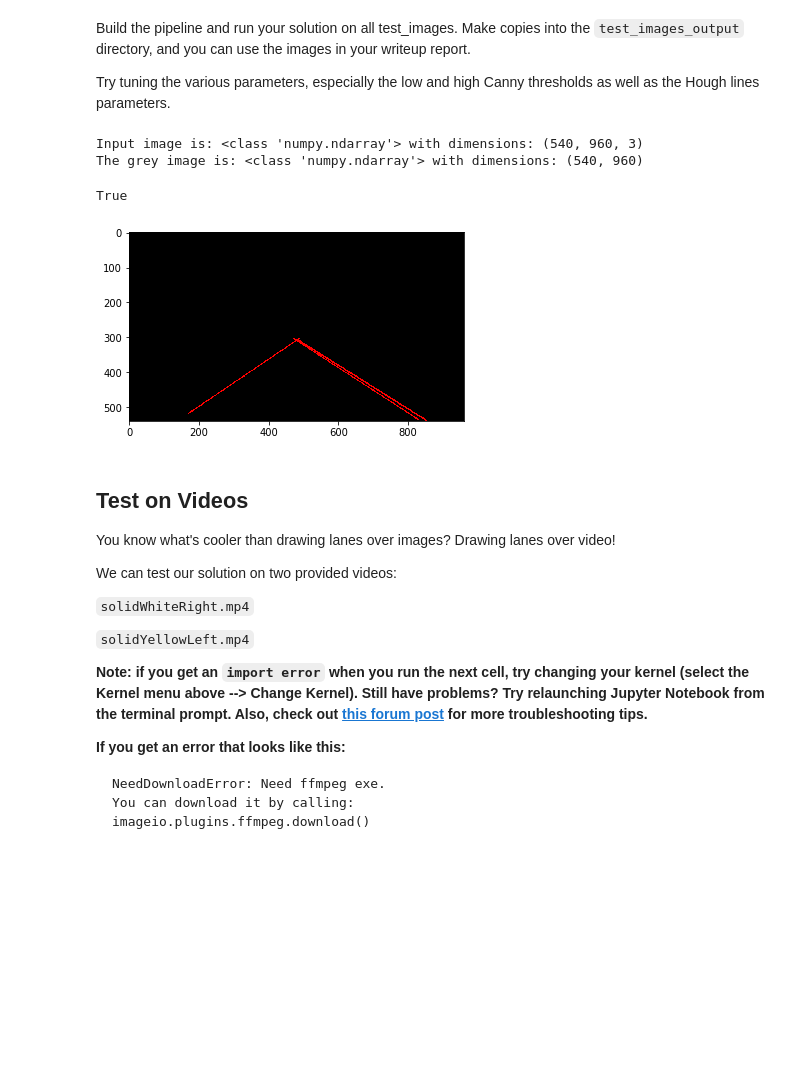
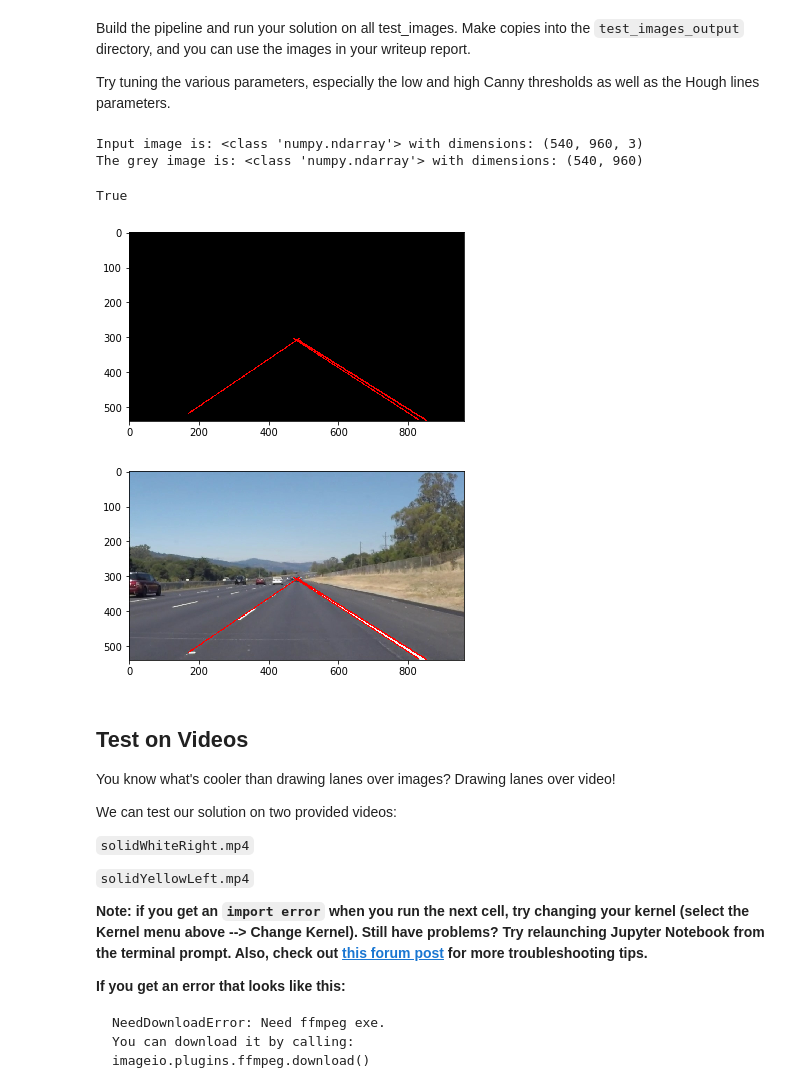
Before and after one commit to stela/CarND-LaneLines-P1, a Jupyter notebook: P1.ipynb, the cells around one changed output. Saved outputs shown, nothing was run; the diff lists cells and outputs as text; code cells hidden in the pictures; blank space fills up the shorter version.

Commit message:
drew raw lines on orig img, need to filter, average and extrapolate them

```diff
--- a/P1.ipynb
+++ b/P1.ipynb
@@ -158,7 +158,7 @@ def hough_lines(img, rho, theta, threshold, min_line_len, max_line_gap):
 # e.g. compute angle modulo 180 degrees, keep if say 30-150 degrees (but logic in radians)
 
     draw_lines(line_img, lines)
-    return line_img
+    return line_img, lines
 
 # Python 3 has support for cool math symbols.
 
@@ -215,37 +215,44 @@ print('The grey image is:', type(greyimg), 'with dimensions:', greyimg.shape)
 blurimg = gaussian_blur(greyimg, 5)
 
 # Canny edge detection
 edgeimg = canny(blurimg, 50, 200)
 
 # Mask region of interest, up center includes some cars far away and roadside grass area,
 # but they're not very long-line-like, hope hough-lines will ignore them later
 maskedgeimg = region_of_interest(edgeimg, np.array([[(110,540), (400,300), (540,300), (900, 540)]]))
 #plt.imshow(maskedgeimg, cmap='gray')
 
 # looks OK up to this point, apply hough transform...
 # rho = Distance resolution of the accumulator in pixels
 rho = 2
 # theta = Angle resolution of the accumulator in radians
 theta = np.pi/180
 # threshold = minimum nr of votes per line to include
 threshold = 100
 # if it's not a really long line, it's not a lane-line
 min_line_len = 300
 # allow large gaps between line segments, required nearby camera
 max_line_gap = 200
-houghimg = hough_lines(maskedgeimg, rho, theta, threshold, min_line_len, max_line_gap)
+houghimg, lines = hough_lines(maskedgeimg, rho, theta, threshold, min_line_len, max_line_gap)
+plt.imshow(houghimg, cmap='gray')
+# solidWhiteRight: looks OK, except for duble lines on right, will be averaged...
 
-# solidWhiteRight: looks OK, double
+#resimg = houghimg
+# Draw the found lines, split left/right averaged and extrapolated onto original image
+resimg = inimage
+draw_lines(resimg, lines)
 
-#resimg = maskedgeimg
-resimg = houghimg
+plt.figure()
 plt.imshow(resimg, cmap='gray')  # if you wanted to show a single color channel image called 'gray', for example, call as plt.imshow(gray, cmap='gray')
+
+
 cv2.imwrite("out/resimg.jpg", resimg)
 # %% [output]
 Input image is: <class 'numpy.ndarray'> with dimensions: (540, 960, 3)
 The grey image is: <class 'numpy.ndarray'> with dimensions: (540, 960)
 True
 [figure]
+[figure, added]
 # %% [markdown]
 ## Test on Videos
 
```
